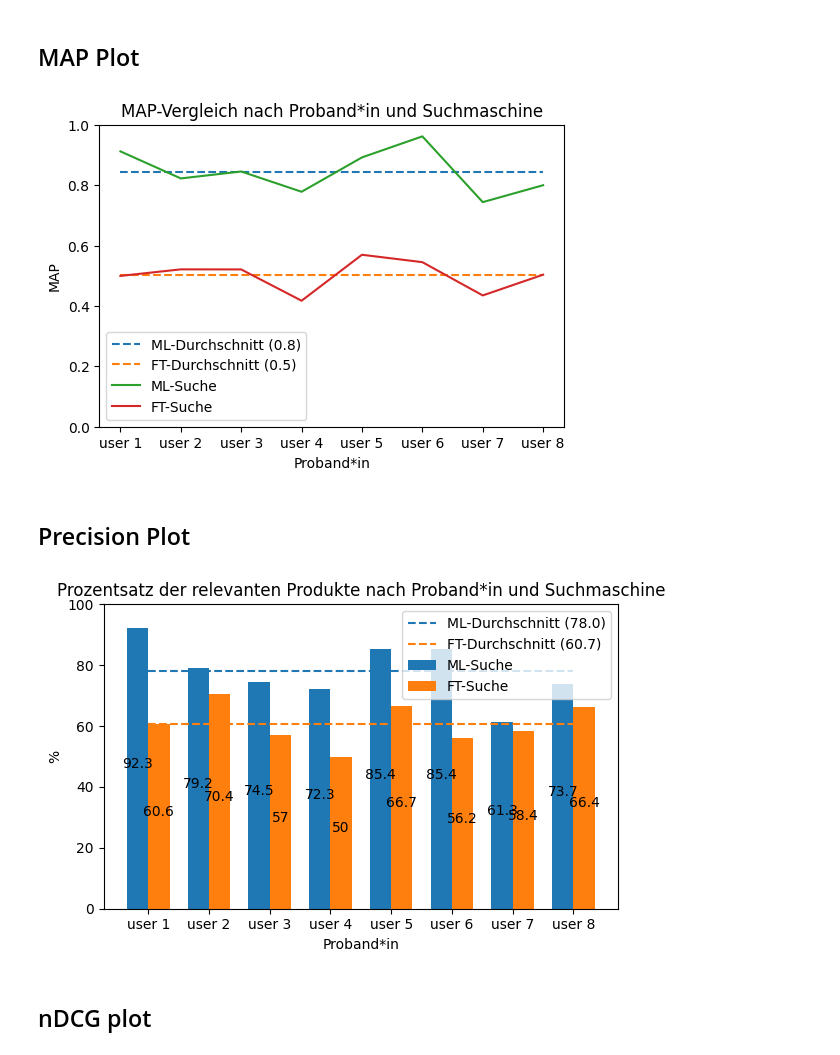
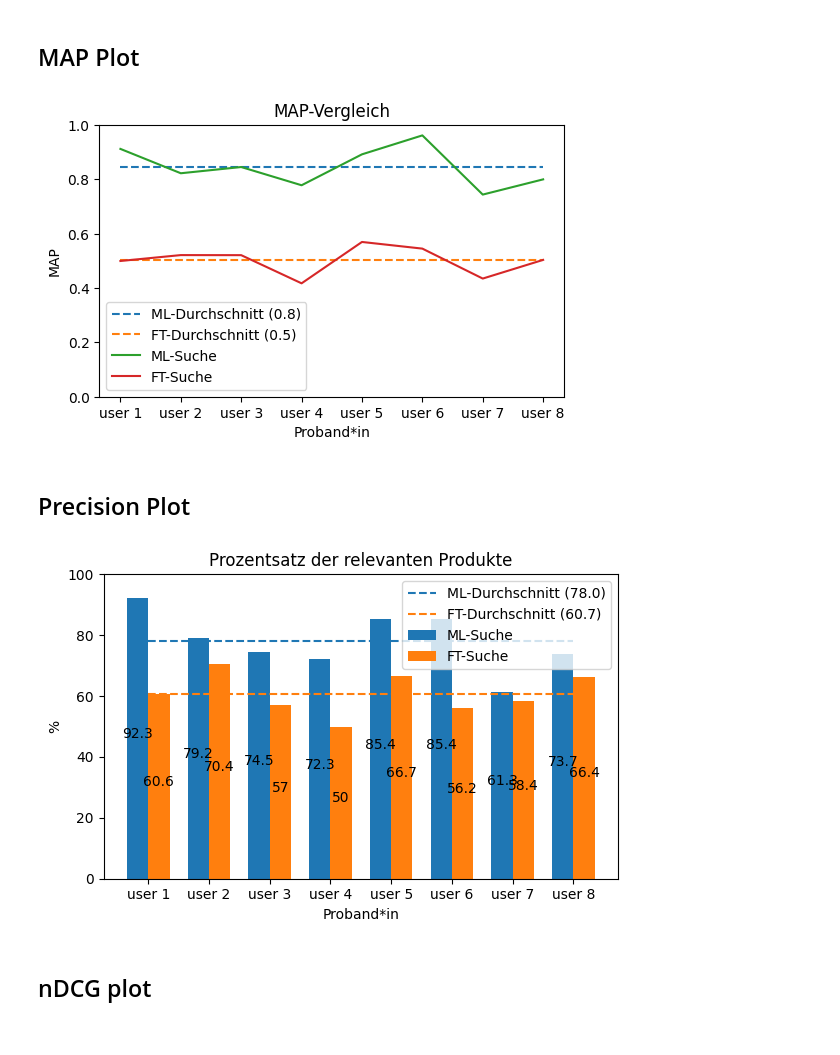
Before and after one commit to xD33m/BA_Jupyter_Notebook, a Jupyter notebook: search_engine_evaluation.ipynb, the cells around one changed output. Cells and saved outputs as stored; diff of their text form; code cells hidden in the pictures.

```diff
--- a/search_engine_evaluation.ipynb
+++ b/search_engine_evaluation.ipynb
@@ -400,47 +400,41 @@ for user in data:
     ft_map_metrics[f"user {count}"] = ft_user_metrics['map']
     count += 1
 
-
-# ml_map_metrics['user 5'] = 0.7
-
-# ft_map_metrics['user 5'] = 0.4
-
-
-fig, ax = plt.subplots()
+fig, ax = plt.subplots(figsize=(6, 3.6))
 
 plt.xlabel('Proband*in')
 plt.ylabel('MAP')
-plt.title('MAP-Vergleich nach Proband*in und Suchmaschine')
+plt.title('MAP-Vergleich')
 
 ml_x = list(ml_map_metrics.keys())
 ml_x = [u.replace(str(idx), str(idx + 1)) for idx, u in enumerate(ml_x)] # start at 'user 1' not 'user 0'
 
 ml_y = list(ml_map_metrics.values())
 
 ft_x = list(ft_map_metrics.keys())
 ft_x = [u.replace(str(idx), str(idx + 1)) for idx, u in enumerate(ft_x)] # start at'user 1' not 'user 0'
 ft_y = list(ft_map_metrics.values())
 
 ml_y_mean = [np.mean(ml_y)]*len(ml_x)
 ml_mean_line = ax.plot(ml_x, ml_y_mean, label='ML-Durchschnitt', linestyle='--')
 
 ft_y_mean = [np.mean(ft_y)]*len(ft_x)
 ft_mean_line = ax.plot(ft_x, ft_y_mean, label='FT-Durchschnitt', linestyle='--')
 
 legend = [f"ML-Durchschnitt ({round(ml_y_mean[0], 1)})", f"FT-Durchschnitt ({round(ft_y_mean[0], 1)})", 'ML-Suche', 'FT-Suche']
 
 
 ax.plot(ml_x, ml_y, label = "ML-Suche")
 ax.plot(ft_x, ft_y, label = "FT-Suche")
 
 plt.ylim((0,1))
 plt.legend(legend)
 
 
 
 fig.savefig('plots/map_plot.png', bbox_inches='tight')
 # %% [output]
-[figure, old version]
+[figure, new version]
 # %% [markdown]
 ## Precision Plot
 # %%
@@ -497,7 +491,7 @@ x = np.arange(len(labels))
 
 width = 0.35
 
-fig, ax = plt.subplots()
+fig, ax = plt.subplots(figsize=(6, 4))
 rect1 = ax.bar(x - width/2, ml_pos, width, label='ML-Suche')
 rect2 = ax.bar(x + width/2, ft_pos, width, label='FT-Suche')
 
@@ -509,7 +503,7 @@ ft_mean_line = ax.plot(labels, ft_y_mean, label='FT-Durchschnitt', linestyle='--
 
 ax.set_ylabel('%')
 ax.set_xlabel('Proband*in')
-ax.set_title('Prozentsatz der relevanten Produkte nach Proband*in und Suchmaschine')
+ax.set_title('Prozentsatz der relevanten Produkte')
 ax.set_xticks(x)
 ax.set_yticks([0, 20, 40, 60, 80, 100])
 
@@ -528,7 +522,7 @@ plt.show()
 
 fig.savefig('plots/precision_plot.png', bbox_inches='tight')
 # %% [output]
-[figure, old version]
+[figure, new version]
 # %% [markdown]
 ## nDCG plot
 # %%
```
Also changed, not shown: parts of 7 cells of this notebook.
